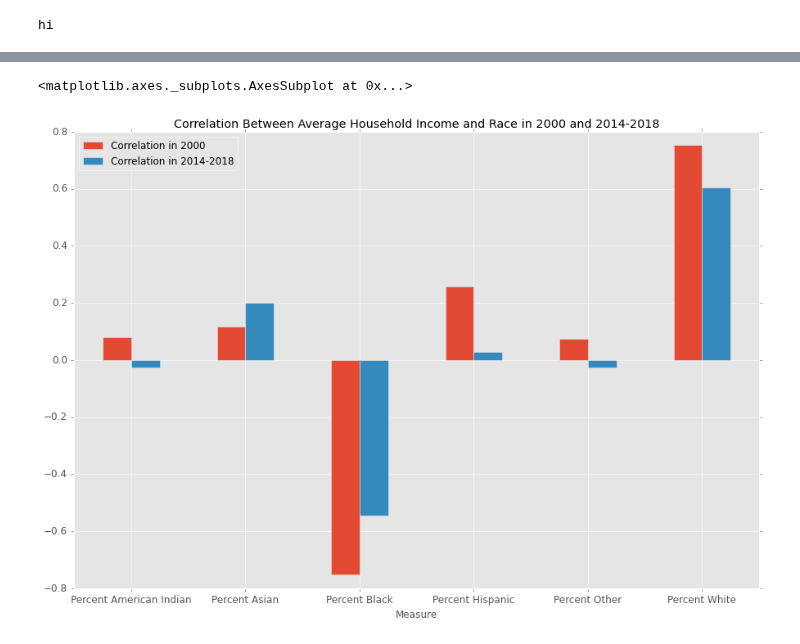
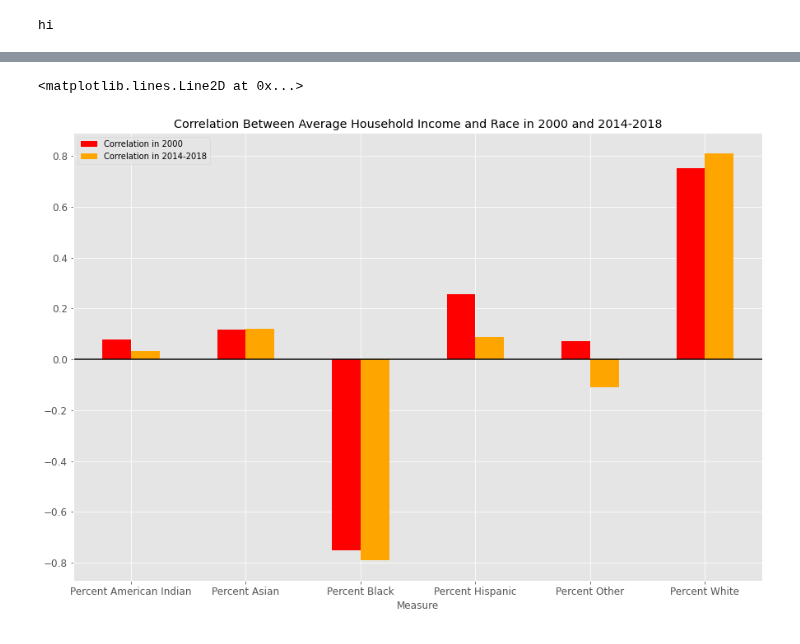
Before and after one commit to leosimanonok/DataScienceFinalTutorial, a Jupyter notebook: Leah.ipynb, the cells around one changed output, grey strips where cells are left out. Cells and saved outputs as stored; diff of their text form; code cells hidden in the pictures.

```diff
--- a/Leah.ipynb
+++ b/Leah.ipynb
@@ -501,4 +547,5 @@ subset_2018.pivot_table(index='Neighborhood', values=order).plot.bar(stacked=Tru
 # %%
+
 #Create dataframe comparing race and income
 race_income = avg_income_df.merge(race_df, how='outer', on='Neighborhood')
 
@@ -506,34 +553,36 @@ race_income = avg_income_df.merge(race_df, how='outer', on='Neighborhood')
 race_income.corr()['Avg Household Income in 2000']
 
 #filter out datasets into 2000 and 2014-2018
 race_income_2000 = race_df.filter(regex='2000$',axis=1)
 race_income_2000.columns = cols
 race_income_2000['Neighborhood'] = race_df['Neighborhood']
 race_income_2000['Year'] = '2000'
 race_income_2000['Avg Household Income'] = race_income['Avg Household Income in 2000']
 
 race_income_2018 = race_df.filter(regex='201.$',axis=1)
 race_income_2018.columns = cols
 race_income_2018['Neighborhood'] = race_df['Neighborhood']
 race_income_2018['Year'] = '2014-2018'
-race_income_2018['Avg Household Income'] = race_income['Avg Household Income in 2000']
+race_income_2018['Avg Household Income'] = race_income['Avg Household Income in 2014-2018'].replace(
+                                                                                '$NaN', np.nan).dropna()
 
 #correlation dataset for 2000 and 2014-2018
 corr_2000 = pd.DataFrame(race_income_2000.corr()['Avg Household Income']).reset_index()
 corr_2018 = pd.DataFrame(race_income_2018.corr()['Avg Household Income']).reset_index()
 
 #Merge the two datasets, adding a suffix for the year
 corr_by_year = corr_2000.merge(corr_2018, how='outer', on='index', suffixes=('_2000', '_2014-2018'))
 
 #Make column names more readable and drop AHI's comparison with itself which is always 1
 corr_by_year.columns = ['Measure', 'Correlation in 2000', 'Correlation in 2014-2018']
 corr_by_year.drop(6, inplace=True)
 
 #Plot the pivot table with the appropriate Labels
 corr_by_year.pivot_table(index='Measure',
                     values = ['Correlation in 2000', 'Correlation in 2014-2018']).plot.bar(
                     title='Correlation Between Average Household Income and Race in 2000 and 2014-2018',
-                    figsize=(15,10), fontsize='large', rot=0)
+                    figsize=(15,10), fontsize='large', rot=0, color=['red', 'orange']).axhline(y=0,
+                                                                                        color='black')
 # %% [output]
-<matplotlib.axes._subplots.AxesSubplot at 0x...>
+<matplotlib.lines.Line2D at 0x...>
-[figure, old version]
+[figure, new version]
```
Also changed, not shown: parts of 6 cells of this notebook.
